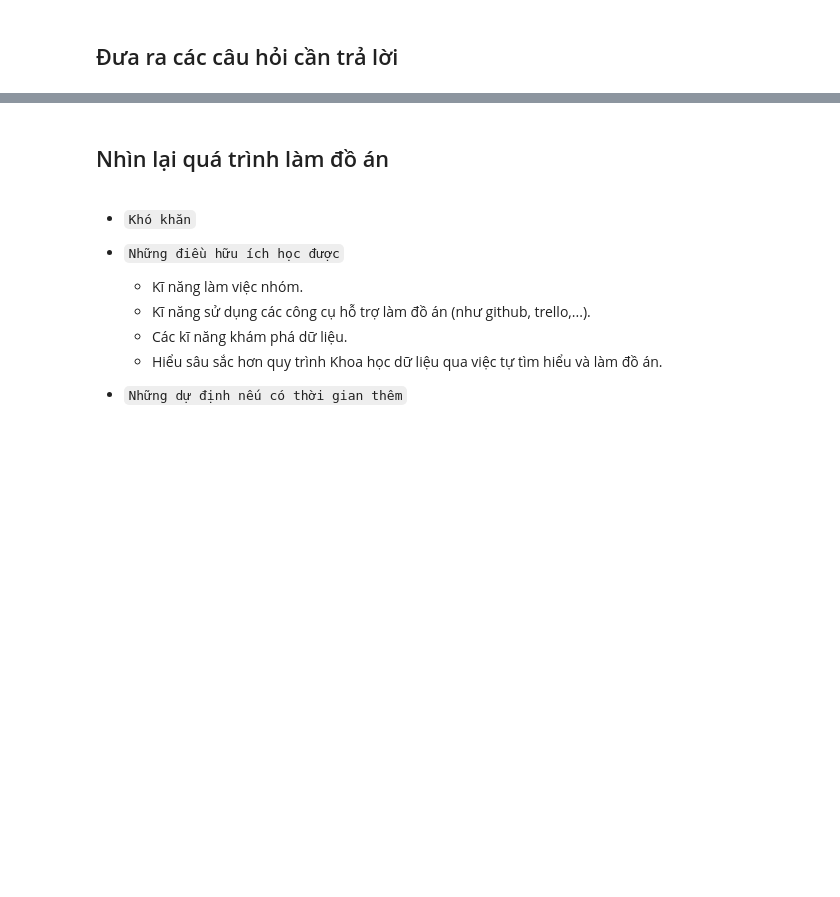
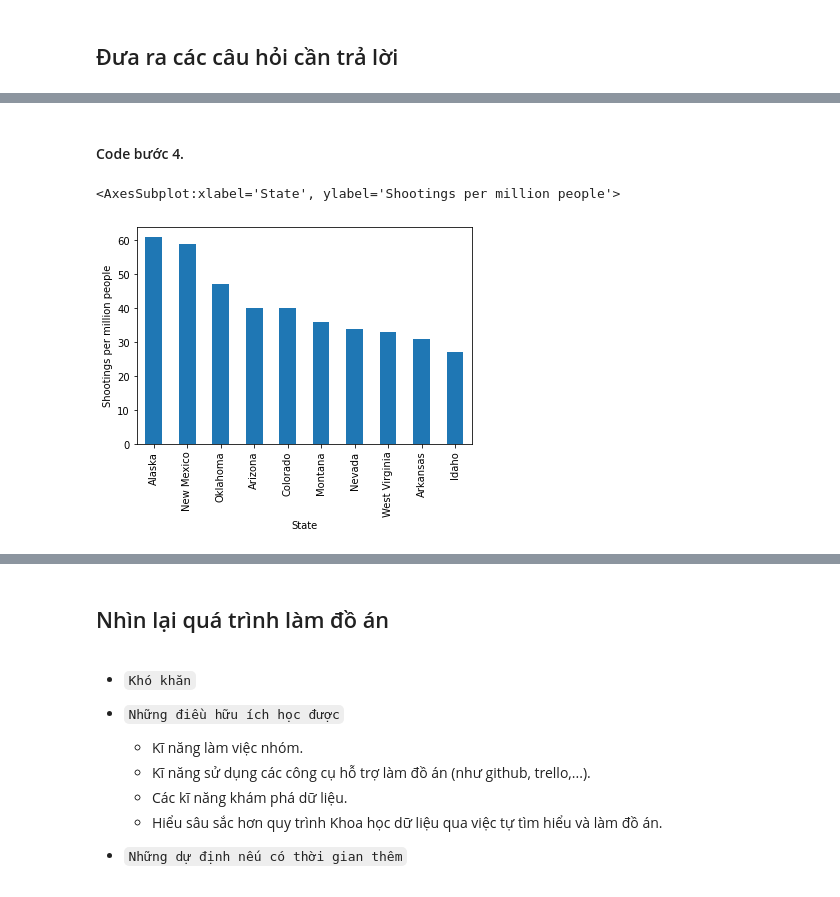
Before and after one commit to trucnguyen13/Final_DS_Project, a Jupyter notebook: thunhap_tienxuly.ipynb, the cells around one changed output, grey strips where cells are left out. Cells and saved outputs as stored; diff of their text form; code cells hidden in the pictures; blank space fills up the shorter version.

```diff
--- a/thunhap_tienxuly.ipynb
+++ b/thunhap_tienxuly.ipynb
@@ -207,0 +227,4 @@ cate_col_profiles_df
+# %%
+mvt_df['year'] = mvt_df.date.dt.year
+mvt_df['month'] = mvt_df.date.dt.month
+mvt_df.head()
@@ -207,0 +251,5 @@ cate_col_profiles_df
+# %%
+sp = pd.read_excel("state.xls",skiprows = 2, index_col = 'State')
+sp = sp[sp.FIPStxt % 1000 == 0][['POP_ESTIMATE_2019','Area_Name']].drop(labels = ['US','PR'])
+sp = sp.reset_index().rename(columns={'POP_ESTIMATE_2019': 'Population'})
+sp.head()
@@ -207,0 +271,5 @@ cate_col_profiles_df
+# %%
+state_shotings = mvt_df.state.value_counts()
+state_shotings = state_shotings.to_frame().reset_index()
+state_shotings = state_shotings.rename(columns={'state': 'Total', 'index': 'State'})
+state_shotings.head()
@@ -207,0 +291,5 @@ cate_col_profiles_df
+# %%
+state_ratio = sp.merge(state_shotings).set_index('State')
+state_ratio['ratio'] = (state_ratio.Total / state_ratio.Population * 1000000).astype('int')
+state_ratio = state_ratio.sort_values(by='ratio', ascending=False)
+state_ratio.head(10)
@@ -207,0 +309,7 @@ cate_col_profiles_df
+# %% [markdown]
+#### Code bước 4.
+# %%
+state_ratio.set_index('Area_Name').head(10).ratio.plot.bar(xlabel='State', ylabel= 'Shootings per million people')
+# %% [output]
+<AxesSubplot:xlabel='State', ylabel='Shootings per million people'>
+[figure, added]
```
Also changed, not shown: parts of 35 cells of this notebook.
